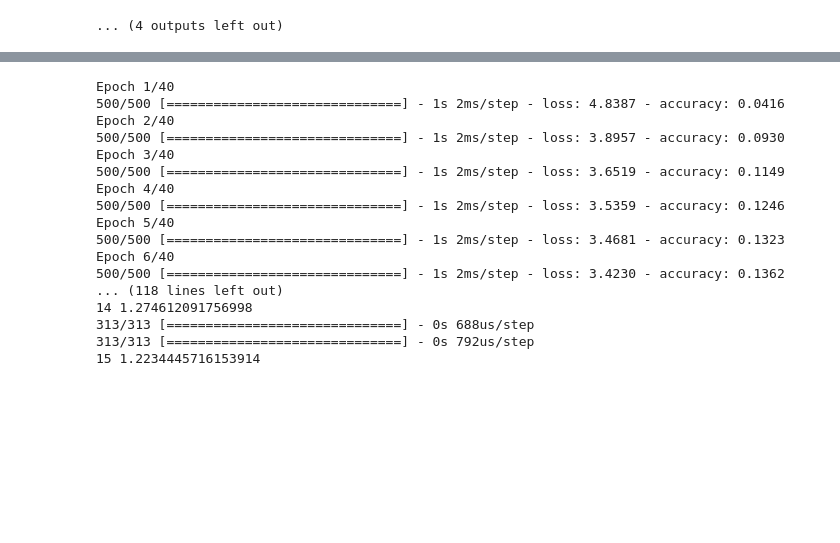
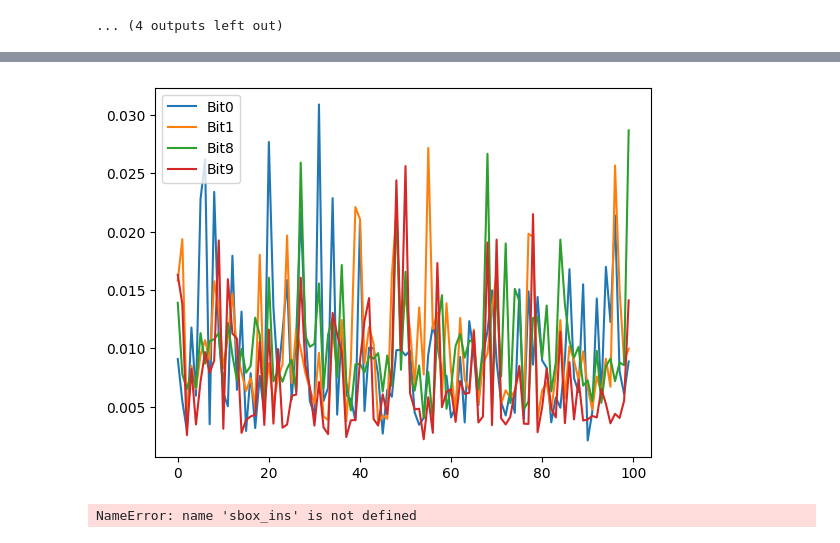
Before and after one commit to teravon/feature_emergence, a Jupyter notebook: fix_label.ipynb, the cells around one changed output, grey strips where cells are left out. Cells and saved outputs as stored; diff of their text form; code cells hidden in the pictures; blank space fills up the shorter version.

```diff
--- a/fix_label.ipynb
+++ b/fix_label.ipynb
@@ -354,0 +363,18 @@ Epoch 5/5
+# %%
+acc_per_probe = []
+#from tf.keras.metrics import acc
+layer_out=4
+sbox_ins_att = (dataset.attack_plaintexts[:, dataset.target_byte].astype(np.uint8) ^ dataset.attack_keys[:, dataset.target_byte].astype(np.uint8))
+
+for i in range(8):
+    y_pred = probes_for_bit[i].predict(tmp_att[layer_out])
+    y_true = (dataset.attack_labels.astype(np.uint8) >>(i))&0x1
+    acc = np.sum(np.equal(y_true, np.argmax(y_pred, axis=1)))/y_true.shape[0]
+    print(f"Bit: {i}, acc: {acc}")
+
+
+for i in range(8):
+    y_pred = probes_for_bit[i+8].predict(tmp_att[layer_out])
+    y_true = (sbox_ins_att >>(i))&0x1
+    acc = np.sum(np.equal(y_true, np.argmax(y_pred, axis=1)))/y_true.shape[0]
+    print(f"Bit: {i}, acc: {acc}")
@@ -355,11 +399,43 @@ Epoch 5/5
+# %%
+
+
+new_model_for_probe = Model(model.layers[layer+1].input, model.layers[layer_out].output)
+bit_on_sum = np.zeros(100)
+bit_off_sum = np.zeros(100)
+indices,  = np.where((dataset.share5_profiling[dataset.target_byte, :].astype(np.uint8)>>1)&0x1==1)
+not_indices,  = np.where((dataset.share5_profiling[dataset.target_byte, :].astype(np.uint8)>>1)&0x1==0)
+#print(not_indices)
+in_neurons = tf.Variable(tmp[layer])
+
+for i in [0, 1, 8, 9]:#, 1, 8, 9]:
+    with tf.GradientTape() as tape:
+        inter = new_model_for_probe(in_neurons, training=False)
+
+        predicts =  probes_for_bit[i](inter, training=False)[:, 1]
+        #oss = tf.keras.losses.CategoricalCrossentropy()(y, pred)
+
+    grads = tape.gradient(predicts, in_neurons)
+    dgrad_abs = tf.math.abs(grads)
+
+    inf_score = np.average(dgrad_abs.numpy(), axis=0)
+
+    #print(inf_score)
+
+    plt.plot(inf_score, label=f"Bit{i}")
+# plt.plot(bit_on_sum)
+# plt.plot(bit_off_sum)
+plt.legend()
+plt.show()
+# %% [output]
+[figure, added]
 # %%
 layer = 1
-layer_out=2
+layer_out=4
 sbox_ins_att = (dataset.attack_plaintexts[:, dataset.target_byte].astype(np.uint8) ^ dataset.attack_keys[:, dataset.target_byte].astype(np.uint8))
 new_probe = train_linear_probe(tmp[layer_out], sbox_ins, epochs=40)
 print(information(new_probe.predict(tmp_att[layer_out]), sbox_ins_att, 256))
 from sklearn.metrics import accuracy_score
-COMPS = 16
+COMPS = 32
 
 #orig_preds = model.predict(dataset.x_profiling)
 pca = PCA(n_components=COMPS)
@@ -392,20 +468,4 @@ for comp in range(s1_prof.shape[1]):
 
     print(comp, ablated_list_pis_in[-1])
 # %% [output]
-Epoch 1/40
-500/500 [==============================] - 1s 2ms/step - loss: 4.8387 - accuracy: 0.0416
-Epoch 2/40
-500/500 [==============================] - 1s 2ms/step - loss: 3.8957 - accuracy: 0.0930
-Epoch 3/40
-500/500 [==============================] - 1s 2ms/step - loss: 3.6519 - accuracy: 0.1149
-Epoch 4/40
-500/500 [==============================] - 1s 2ms/step - loss: 3.5359 - accuracy: 0.1246
-Epoch 5/40
-500/500 [==============================] - 1s 2ms/step - loss: 3.4681 - accuracy: 0.1323
-Epoch 6/40
-500/500 [==============================] - 1s 2ms/step - loss: 3.4230 - accuracy: 0.1362
-... (118 lines left out)
-14 1.274612091756998
-313/313 [==============================] - 0s 688us/step
-313/313 [==============================] - 0s 792us/step
-15 1.2234445716153914
+NameError: name 'sbox_ins' is not defined
```
Also changed, not shown: parts of 20 cells of this notebook, 11 other files.
